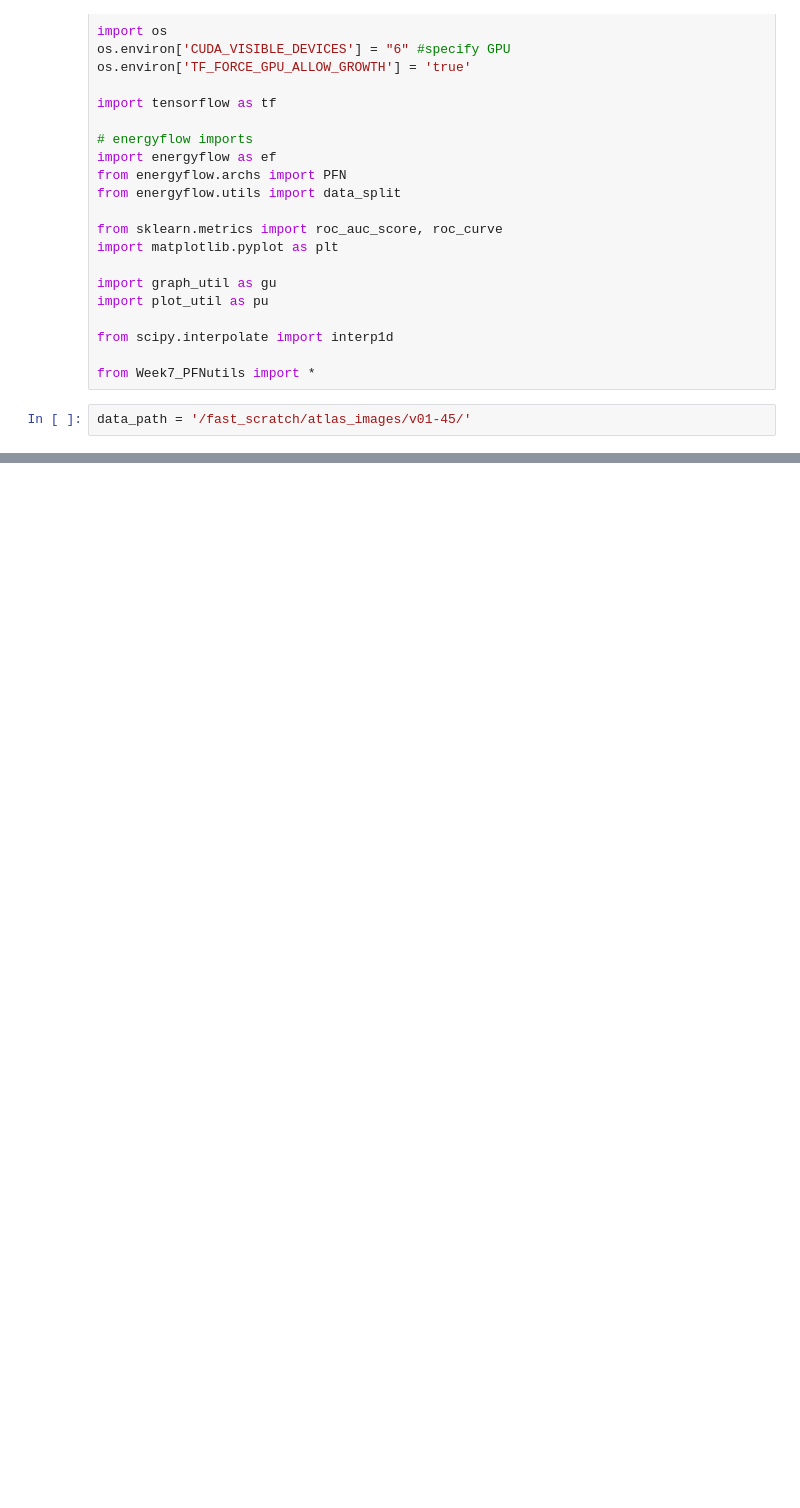
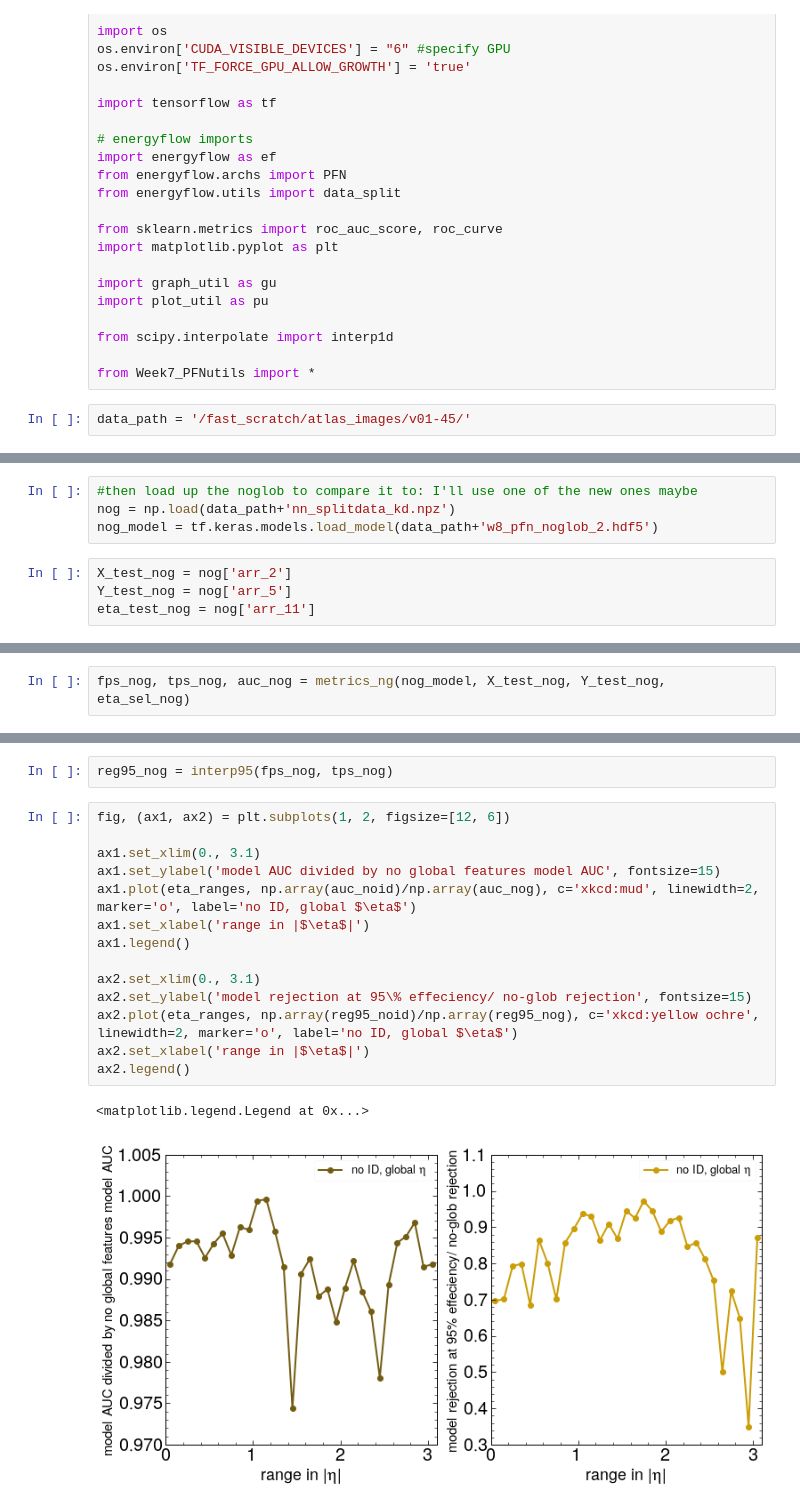
Before and after one commit to KaelaDouglas/LCStudies, a Jupyter notebook: classifier/Week9_ratioplots.ipynb, the cells around one changed output, grey strips where cells are left out. Saved outputs shown, nothing was run; the diff lists cells and outputs as text; blank space fills up the shorter version.

```diff
--- a/classifier/Week9_ratioplots.ipynb
+++ b/classifier/Week9_ratioplots.ipynb
@@ -40,0 +104,8 @@ eta_test_noid = file['arr_8']
+# %%
+#then load up the noglob to compare it to: I'll use one of the new ones maybe
+nog = np.load(data_path+'nn_splitdata_kd.npz')
+nog_model = tf.keras.models.load_model(data_path+'w8_pfn_noglob_2.hdf5')
+# %%
+X_test_nog = nog['arr_2']
+Y_test_nog = nog['arr_5']
+eta_test_nog = nog['arr_11']
@@ -40,0 +149,2 @@ eta_test_noid = file['arr_8']
+# %%
+fps_nog, tps_nog, auc_nog = metrics_ng(nog_model, X_test_nog, Y_test_nog, eta_sel_nog)
@@ -40,0 +169,19 @@ eta_test_noid = file['arr_8']
+# %%
+reg95_nog = interp95(fps_nog, tps_nog)
+# %%
+fig, (ax1, ax2) = plt.subplots(1, 2, figsize=[12, 6])
+
+ax1.set_xlim(0., 3.1)
+ax1.set_ylabel('model AUC divided by no global features model AUC', fontsize=15)
+ax1.plot(eta_ranges, np.array(auc_noid)/np.array(auc_nog), c='xkcd:mud', linewidth=2, marker='o', label='no ID, global $\eta$')
+ax1.set_xlabel('range in |$\eta$|')
+ax1.legend()
+
+ax2.set_xlim(0., 3.1)
+ax2.set_ylabel('model rejection at 95\% effeciency/ no-glob rejection', fontsize=15)
+ax2.plot(eta_ranges, np.array(reg95_noid)/np.array(reg95_nog), c='xkcd:yellow ochre', linewidth=2, marker='o', label='no ID, global $\eta$')
+ax2.set_xlabel('range in |$\eta$|')
+ax2.legend()
+# %% [output]
+<matplotlib.legend.Legend at 0x...>
+[figure, added]
```
Also changed, not shown: parts of 8 cells of this notebook, 6 other files.
